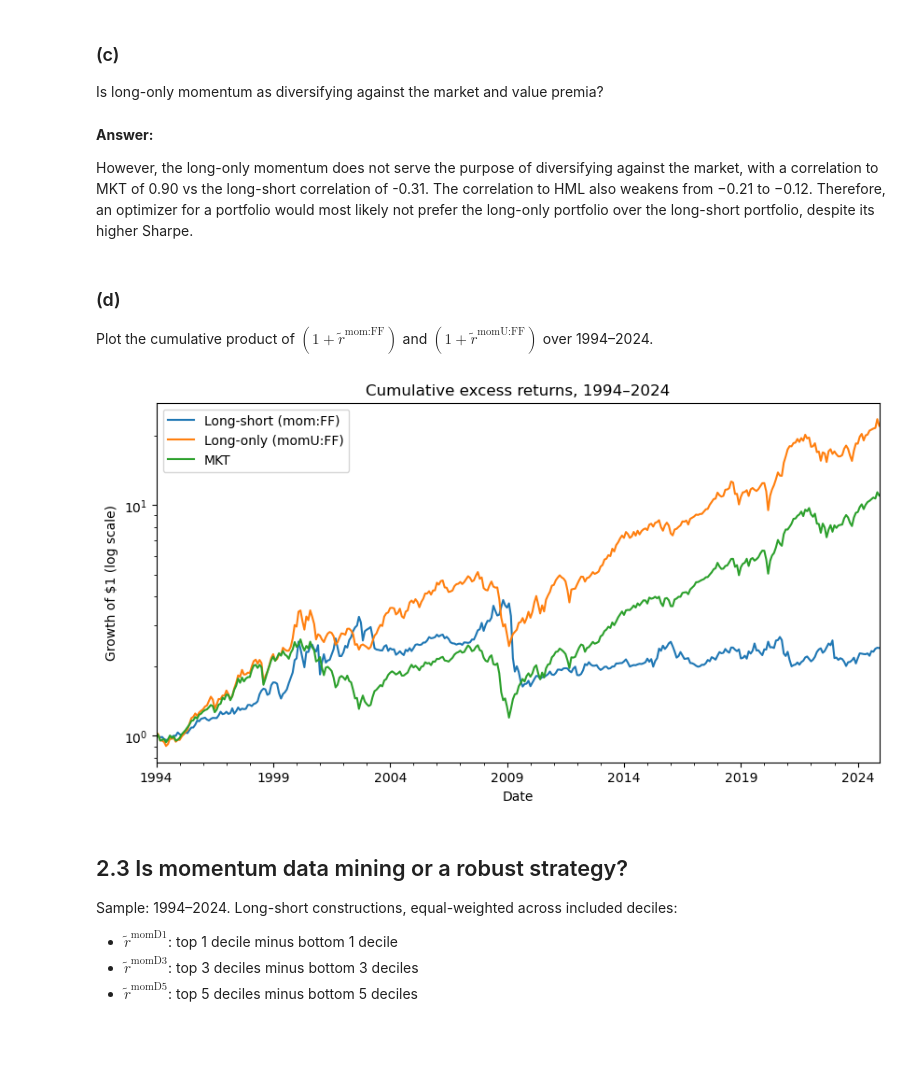
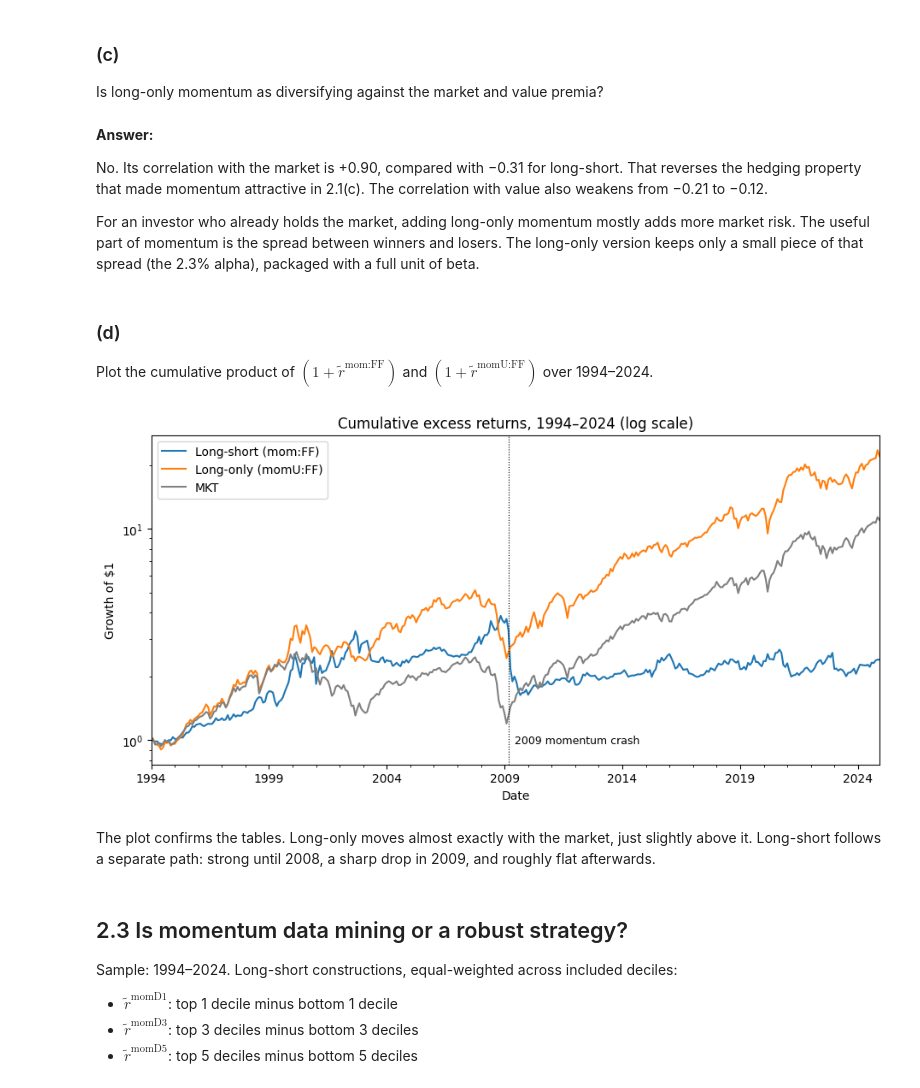
Before and after one commit to lucasalbinlazcano/finm36700-HW6, a Jupyter notebook: AQR Momentum Strategies.ipynb, the cells around one changed output. Cells and saved outputs as stored; diff of their text form; code cells hidden in the pictures; blank space fills up the shorter version.

```diff
--- a/AQR Momentum Strategies.ipynb
+++ b/AQR Momentum Strategies.ipynb
@@ -13,11 +9,21 @@ import matplotlib.pyplot as plt
 # %%
+import pandas as pd
+import numpy as np
+import statsmodels.api as sm
+import matplotlib.pyplot as plt
+
+pd.options.display.float_format = "{:.4f}".format
+ANN = 12
 FILE = "momentum_data.xlsx"
 
 def load(sheet):
-    return pd.read_excel(FILE, sheet_name=sheet, index_col="Date", parse_dates=True)
+    return pd.read_excel(FILE, sheet_name=sheet, index_col=0, parse_dates=True)
 
-factors = load("factors (excess returns)")
-mom     = load("momentum (excess returns)")
+factors = load("factors (excess returns)")    # MKT, SMB, HML (excess)
+umd     = load("momentum (excess returns)")["UMD"]
 deciles = load("deciles (total returns)")
-size    = load("size_sorts (total returns)")
+sizes   = load("size_sorts (total returns)")
 rf      = load("risk-free rate")["RF"]
+
+deciles.columns = [f"D{i}" for i in range(1, 11)]   # D1 = losers, D10 = winners
+print(f"Sample: {factors.index[0]:%Y-%m} to {factors.index[-1]:%Y-%m}, {len(factors)} months")
@@ -123,0 +197,11 @@ table2.style.format({"Mean": "{:.2%}", "Vol": "{:.2%}", "Sharpe": "{:.2f}",
+# %%
+S, E = "1994", "2024"
+
+long_short = umd.loc[S:E]
+long_only  = (0.5 * (sizes["BIG HiPRIOR"] + sizes["SMALL HiPRIOR"]) - rf).loc[S:E]   # sizes are total returns → subtract rf
+mkt, hml   = factors["MKT"].loc[S:E], factors["HML"].loc[S:E]
+
+table2 = perf_table({"Long-short (mom:FF)": long_short,
+                     "Long-only (momU:FF)": long_only,
+                     "MKT (reference)":     mkt}, S, E)
+show(table2)
@@ -131,25 +239,31 @@ Yes, the long-only momentum is not only as attractive, but even more attractive
 # %% [markdown]
 ### (c)
 Is long-only momentum as diversifying against the market and value premia?
-# %% [markdown]
-**Answer:**
-
-However, the long-only momentum does not serve the purpose of diversifying against the market, with a correlation to MKT of 0.90 vs the long-short correlation of -0.31. The correlation to HML also weakens from −0.21 to −0.12. Therefore, an optimizer for a portfolio would most likely not prefer the long-only portfolio over the long-short portfolio, despite its higher Sharpe.
+# %% [markdown]
+**Answer:**
+
+No. Its correlation with the market is +0.90, compared with −0.31 for long-short. That reverses the hedging property that made momentum attractive in 2.1(c). The correlation with value also weakens from −0.21 to −0.12.
+
+For an investor who already holds the market, adding long-only momentum mostly adds more market risk. The useful part of momentum is the spread between winners and losers. The long-only version keeps only a small piece of that spread (the 2.3% alpha), packaged with a full unit of beta.
 # %% [markdown]
 ### (d)
 Plot the cumulative product of $(1+\tilde{r}^{\text{mom:FF}})$ and $(1+\tilde{r}^{\text{momU:FF}})$ over 1994–2024.
 # %%
-cum = pd.DataFrame({
-    "Long-short (mom:FF)": (1 + long_short).cumprod(),
-    "Long-only (momU:FF)": (1 + long_only).cumprod(),
-    "MKT":                 (1 + mkt).cumprod(),
-})
+cum = pd.DataFrame({"Long-short (mom:FF)": long_short,
+                    "Long-only (momU:FF)": long_only,
+                    "MKT":                 mkt}).add(1).cumprod()
 
-cum.plot(logy=True, figsize=(10, 5), title="Cumulative excess returns, 1994–2024")
-plt.ylabel("Growth of $1 (log scale)")
+ax = cum.plot(logy=True, figsize=(11, 5), color=["tab:blue", "tab:orange", "grey"],
+              title="Cumulative excess returns, 1994–2024 (log scale)")
+ax.set_ylabel("Growth of $1")
+ax.axvline(pd.Timestamp("2009-03"), color="black", ls=":", lw=0.8)
+ax.annotate("2009 momentum crash", xy=(pd.Timestamp("2009-03"), cum.min().min()), xytext=(5, 5),
+            textcoords="offset points", fontsize=9)
 plt.show()
 # %% [output]
-[figure, old version]
+[figure, new version]
+# %% [markdown]
+The plot confirms the tables. Long-only moves almost exactly with the market, just slightly above it. Long-short follows a separate path: strong until 2008, a sharp drop in 2009, and roughly flat afterwards.
 # %% [markdown]
 ## 2.3 Is momentum data mining or a robust strategy?
 
```
Also changed, not shown: parts of 42 cells of this notebook, 1 other file.
